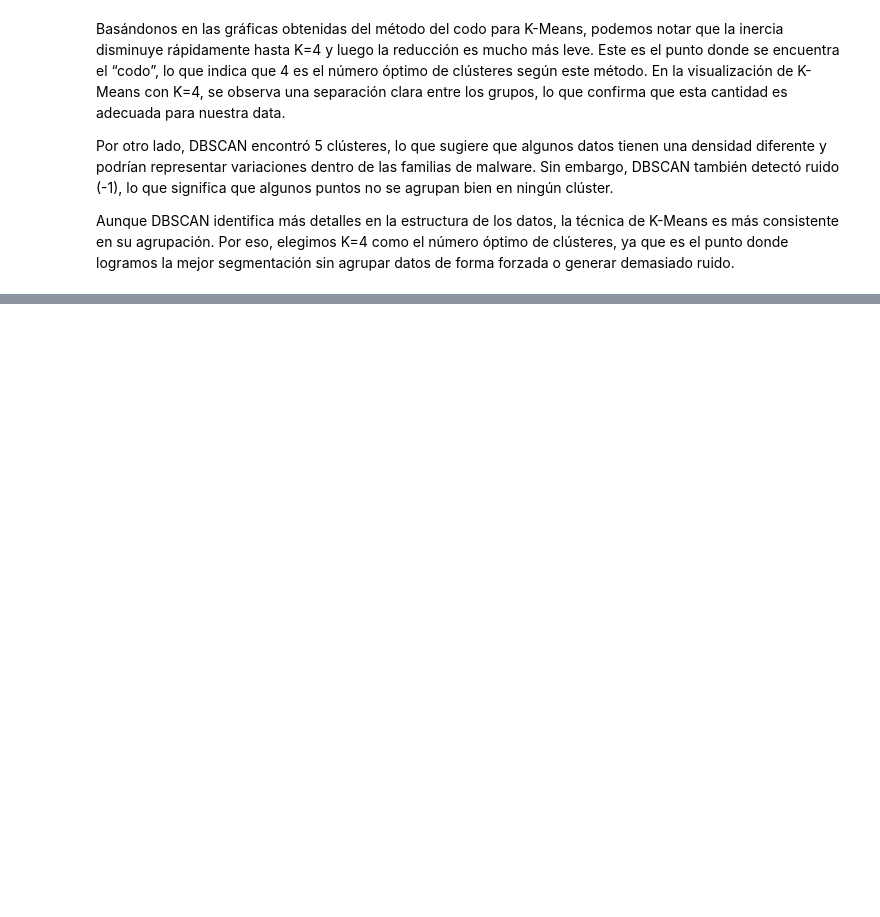
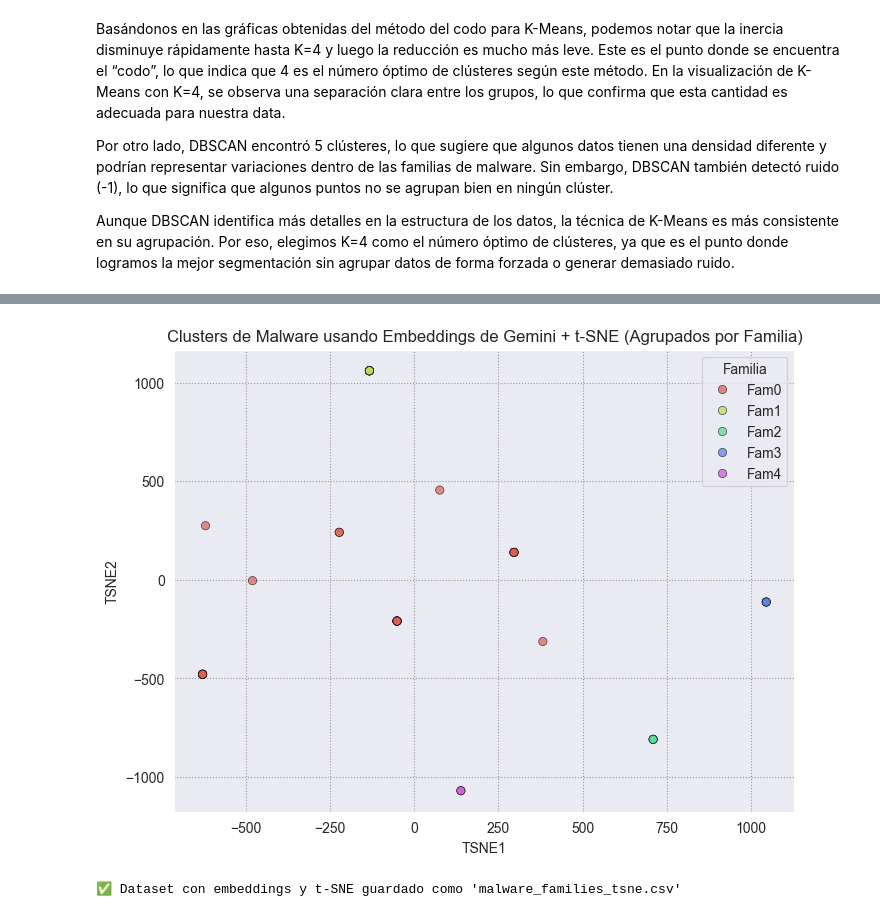
Before and after one commit to mvrcentes/Security_Data_Science, a Jupyter notebook: lab_malware_families.ipynb, the cells around one changed output, grey strips where cells are left out. Drawn from its saved outputs; the diff is of its cells as text; code cells hidden in the pictures; blank space fills up the shorter version.

```diff
--- a/lab_malware_families.ipynb
+++ b/lab_malware_families.ipynb
@@ -351,0 +447,12 @@ Aunque DBSCAN identifica más detalles en la estructura de los datos, la técnic
+# %%
+# Aplicar K-Means con K=8 (según el coeficiente de Silhouette)
+optimal_k = 8
+kmeans = KMeans(n_clusters=optimal_k, random_state=42, n_init=10)
+df["Family"] = kmeans.fit_predict(X_scaled)
+
+# Convertir las etiquetas en nombres de familia
+df["Family"] = df["Family"].apply(lambda x: f"Fam{x}")
+
+# Mostrar cuántos elementos hay en cada familia
+print("📊 Distribución de malware por familia:")
+print(df["Family"].value_counts())
@@ -351,0 +468,25 @@ Aunque DBSCAN identifica más detalles en la estructura de los datos, la técnic
+# %%
+# Aplicar reducción de dimensionalidad con t-SNE
+tsne = TSNE(random_state=42, perplexity=5.0, n_iter=1000)
+tsne_results = tsne.fit_transform(X_scaled)
+
+# Crear DataFrame con los resultados de t-SNE
+df_tsne = pd.DataFrame(tsne_results, columns=["TSNE1", "TSNE2"])
+df_tsne["Family"] = df["Family"]
+
+# Visualización de clusters con t-SNE
+plt.figure(figsize=(8, 6))
+sns.set_style("darkgrid", {"grid.color": ".6", "grid.linestyle": ":"})
+sns.scatterplot(data=df_tsne, x="TSNE1", y="TSNE2", hue="Family", palette="hls", edgecolor="k", alpha=0.7)
+plt.title("Clusters de Malware usando Embeddings de Gemini + t-SNE (Agrupados por Familia)")
+plt.xlabel("TSNE1")
+plt.ylabel("TSNE2")
+plt.legend(title="Familia", bbox_to_anchor=(1, 1))
+plt.show()
+
+# Guardar el dataset con embeddings y reducción de dimensionalidad
+df_tsne.to_csv("malware_families_tsne.csv", index=False)
+print("✅ Dataset con embeddings y t-SNE guardado como 'malware_families_tsne.csv'")
+# %% [output]
+[figure, added]
+✅ Dataset con embeddings y t-SNE guardado como 'malware_families_tsne.csv'
```
Also changed, not shown: parts of 6 cells of this notebook, 5 other files.
